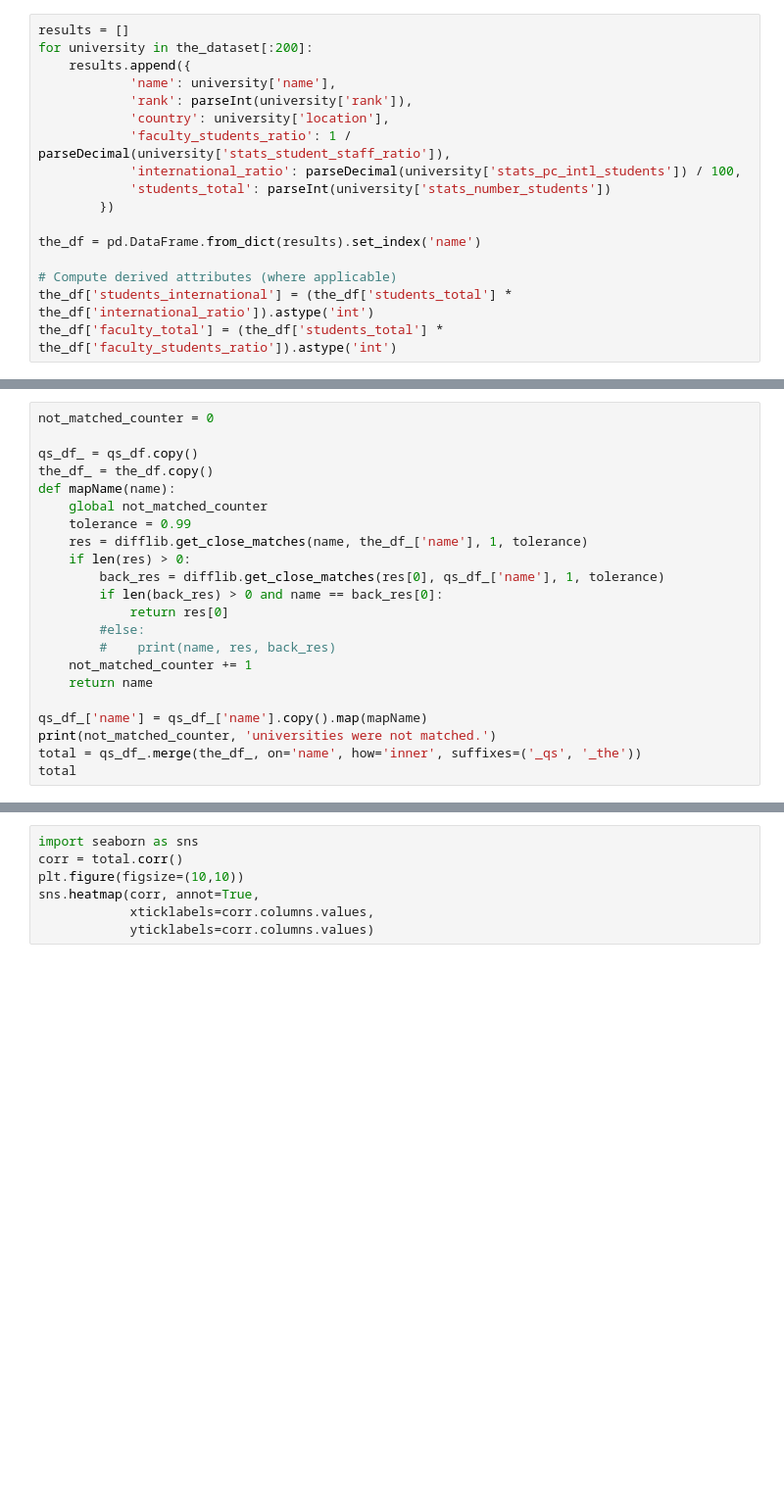
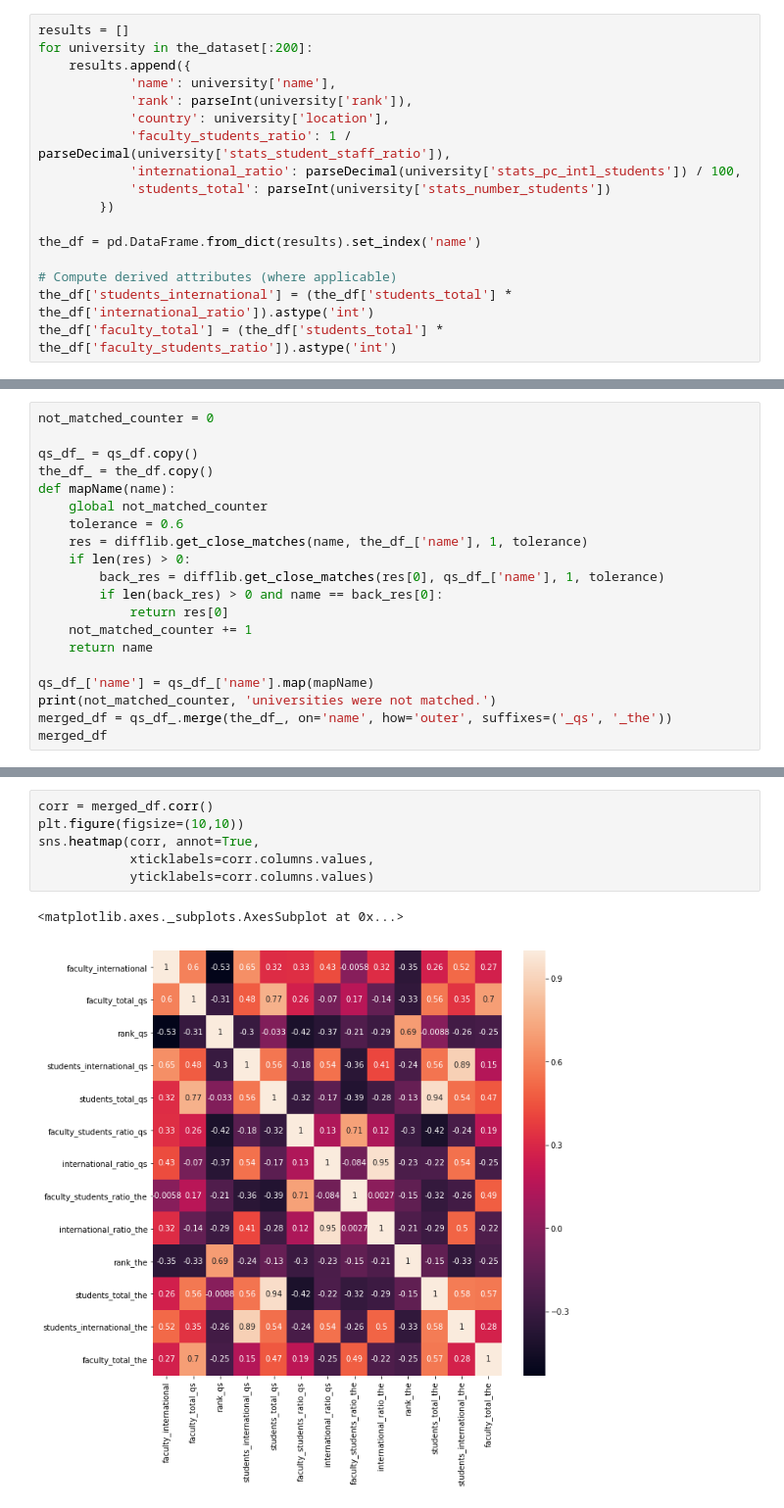
Before and after one commit to tarmeens/ada-homework, a Jupyter notebook: 02 - Data from the Web/Homework2.ipynb, the cells around one changed output, grey strips where cells are left out. Shown at 98% size. Saved outputs shown, nothing was run; the diff lists cells and outputs as text; blank space fills up the shorter version.

```diff
--- a/02 - Data from the Web/Homework2.ipynb
+++ b/02 - Data from the Web/Homework2.ipynb
@@ -124,18 +369,16 @@ qs_df_ = qs_df.copy()
 the_df_ = the_df.copy()
 def mapName(name):
     global not_matched_counter
-    tolerance = 0.99
+    tolerance = 0.6
     res = difflib.get_close_matches(name, the_df_['name'], 1, tolerance)
     if len(res) > 0:
         back_res = difflib.get_close_matches(res[0], qs_df_['name'], 1, tolerance)
         if len(back_res) > 0 and name == back_res[0]:
             return res[0]
-        #else:
-        #    print(name, res, back_res)
     not_matched_counter += 1
     return name
 
-qs_df_['name'] = qs_df_['name'].copy().map(mapName)
+qs_df_['name'] = qs_df_['name'].map(mapName)
 print(not_matched_counter, 'universities were not matched.')
-total = qs_df_.merge(the_df_, on='name', how='inner', suffixes=('_qs', '_the'))
-total
+merged_df = qs_df_.merge(the_df_, on='name', how='outer', suffixes=('_qs', '_the'))
+merged_df
@@ -142,7 +421,9 @@ total
 # %%
-import seaborn as sns
-corr = total.corr()
+corr = merged_df.corr()
 plt.figure(figsize=(10,10))
 sns.heatmap(corr, annot=True,
             xticklabels=corr.columns.values,
             yticklabels=corr.columns.values)
+# %% [output]
+<matplotlib.axes._subplots.AxesSubplot at 0x...>
+[figure, added]
```
Also changed, not shown: parts of 35 cells of this notebook.
